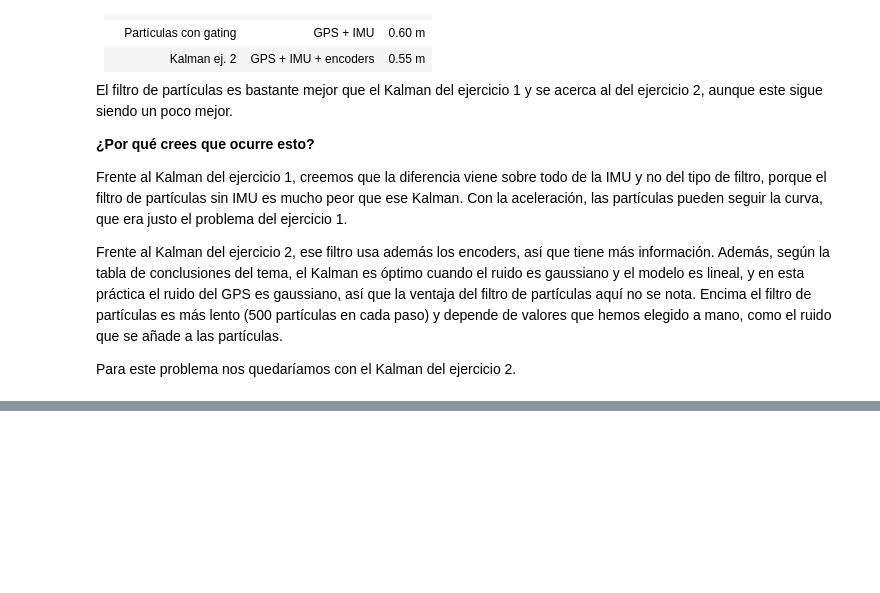
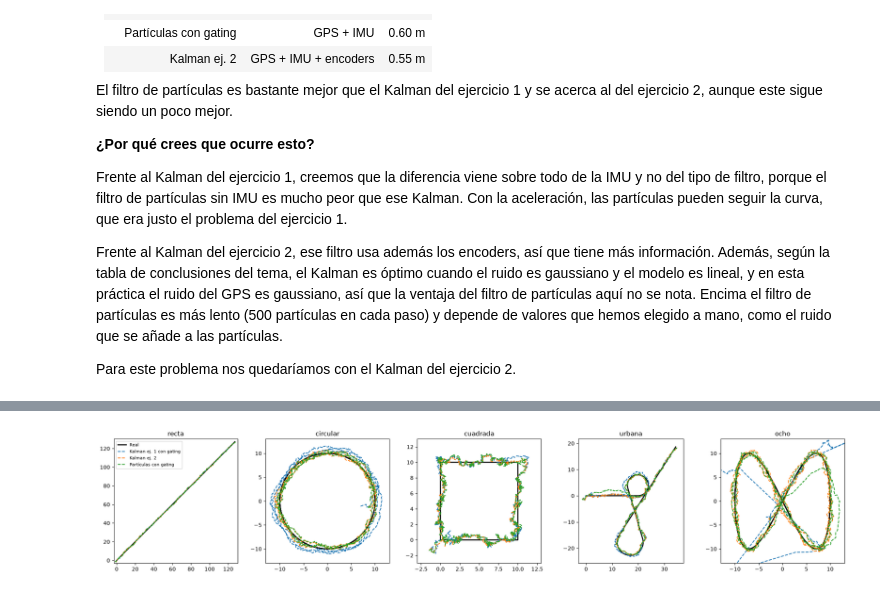
Before and after one commit to milirodriguezv/practica2_optimizacion, a Jupyter notebook: practice.ipynb, the cells around one changed output, grey strips where cells are left out. Drawn from its saved outputs; the diff is of its cells as text; code cells hidden in the pictures; blank space fills up the shorter version.

Commit message:
otras trayectorias

```diff
--- a/practice.ipynb
+++ b/practice.ipynb
@@ -1098,0 +1097,80 @@ Para este problema nos quedaríamos con el Kalman del ejercicio 2.
+# %%
+# --- Probamos los filtros en todas las trayectorias ---
+
+def probar_filtros(nombre):
+    """Ejecuta los filtros principales en una trayectoria y devuelve el RMSE de cada uno y sus estimaciones."""
+    df, meta = load_path(nombre)
+    medidas = SensorSimulator(seed=42).sim_sensors(df)
+    dt = 1.0 / meta['frecuencia_hz']
+    gt = df[['x', 'y', 'vx', 'vy']].values
+    z_gps = medidas['gps'][['x_gps', 'y_gps']].values
+    a_imu = medidas['imu'][['ax_imu', 'ay_imu']].values
+
+    # Kalman del ejercicio 1, sin y con gating
+    kf = KalmanFilterGPS(dt=dt)
+    est_kf = np.array([kf.step(z) for z in z_gps])
+    kf_gating = KalmanFilterGPSwithGating(dt=dt)
+    est_kf_gating = np.array([kf_gating.step_gating(z) for z in z_gps])
+
+    # Kalman del ejercicio 2 (igual que en la celda del apartado 2B)
+    ekf = KalmanFilterGPSIMUEncoders(dt=dt)
+    ekf.x = np.array([z_gps[0, 0], z_gps[0, 1], 0.0, 0.0, 0.0])
+    ekf.P = np.diag([4.0, 4.0, 1.0, 1.0, 0.5])
+    est_ekf = []
+    for i in range(len(z_gps)):
+        ekf.predict(medidas['imu']['ax_imu'].iloc[i], medidas['imu']['omega_imu'].iloc[i])
+        ekf.update_gps_gating(z_gps[i], umbral=3.0)
+        ekf.update_encoders(medidas['encoders']['ds_enc'].iloc[i] / dt,
+                            medidas['encoders']['dtheta_enc'].iloc[i] / dt)
+        est_ekf.append(ekf.x.copy())
+    est_ekf = np.array(est_ekf)
+
+    # Filtro de partículas con gating
+    pf = ParticleFilter(dt=dt)
+    pf.initialize(np.array([z_gps[0, 0], z_gps[0, 1], 0.0, 0.0]))
+    est_pf = np.array([pf.step_with_gating(z_gps[i], a_imu[i]) for i in range(len(z_gps))])
+
+    fila = {
+        'Trayectoria': nombre.replace('trayectoria_', ''),
+        'Velocidad media (m/s)': np.hypot(df['vx'], df['vy']).mean(),
+        'Giro medio |ω| (rad/s)': np.abs(df['omega']).mean(),
+        'Kalman ej. 1': rmse_posicion(est_kf, gt),
+        'Kalman ej. 1 con gating': rmse_posicion(est_kf_gating, gt),
+        'Kalman ej. 2': rmse_posicion(est_ekf, gt),
+        'Partículas con gating': rmse_posicion(est_pf, gt),
+    }
+    estimaciones = {'Kalman ej. 1 con gating': est_kf_gating, 'Kalman ej. 2': est_ekf,
+                    'Partículas con gating': est_pf}
+    return fila, df, estimaciones
+
+nombres = ['trayectoria_recta', 'trayectoria_circular', 'trayectoria_cuadrada',
+           'trayectoria_urbana', 'trayectoria_ocho']
+
+# Un gráfico pequeño por trayectoria con la trayectoria real y la de cada filtro
+filas = []
+fig, axes = plt.subplots(1, len(nombres), figsize=(20, 4))
+for ax, nombre in zip(axes, nombres):
+    fila, df, estimaciones = probar_filtros(nombre)
+    filas.append(fila)
+
+    # Error medio en los primeros 10 s (200 muestras) y en el resto del recorrido
+    for etiqueta in ['Kalman ej. 2', 'Partículas con gating']:
+        error = np.linalg.norm(estimaciones[etiqueta][:, :2] - df[['x', 'y']].values, axis=1)
+        print(f"{fila['Trayectoria']:9s} {etiqueta:22s} primeros 10 s = {error[:200].mean():.2f} m, resto = {error[200:].mean():.2f} m")
+
+    ax.plot(df['x'], df['y'], 'k-', lw=2, label='Real')
+    for etiqueta, est in estimaciones.items():
+        ax.plot(est[:, 0], est[:, 1], '--', label=etiqueta)
+    # Fijamos los ejes a la trayectoria real para que un filtro que se pierde no deforme el gráfico
+    ax.set_xlim(df['x'].min() - 3, df['x'].max() + 3)
+    ax.set_ylim(df['y'].min() - 3, df['y'].max() + 3)
+    ax.set_aspect('equal')
+    ax.set_title(fila['Trayectoria'])
+axes[0].legend(fontsize=8)
+plt.tight_layout()
+plt.show()
+
+tabla = pd.DataFrame(filas)
+tabla.round(2)
+# %% [output]
+[figure, added]
```
Also changed, not shown: parts of 10 cells of this notebook, 3 other files.
